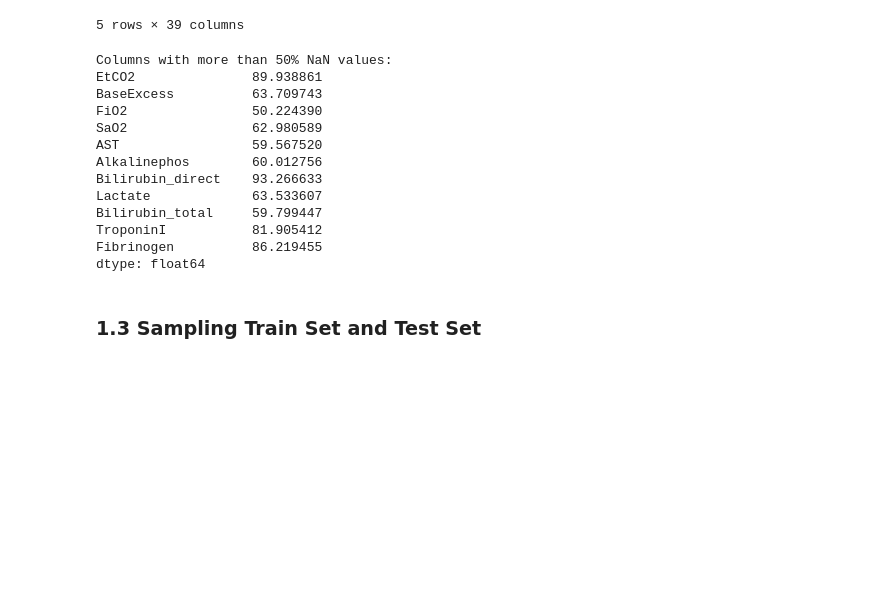
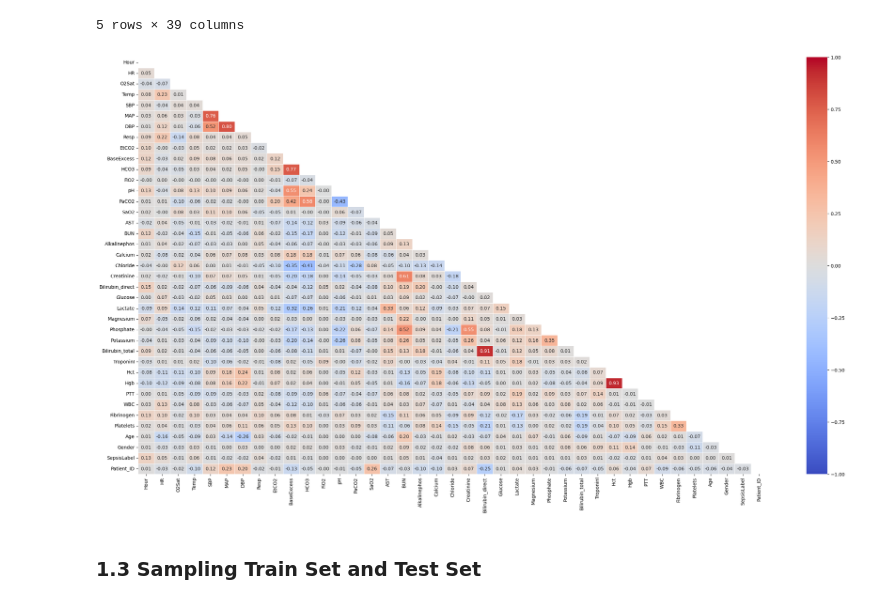
Before and after one commit to luoyantao99/Data-Analytics-and-Visualization-in-Healthcare-Project, a Jupyter notebook: healthcare-final-project.ipynb, the cells around one changed output. Saved outputs shown, nothing was run; the diff lists cells and outputs as text; code cells hidden in the pictures; blank space fills up the shorter version.

```diff
--- a/healthcare-final-project.ipynb
+++ b/healthcare-final-project.ipynb
@@ -63,25 +95,20 @@ sepsis_df.head()
 |  | 132943 | 3 | 90.0 | 95.0 | 36.11 | 122.0 | 91.33 | NaN | 30.0 | NaN | ... |
 |  | 132944 | 4 | 103.0 | 88.5 | 36.11 | 122.0 | 91.33 | NaN | 24.5 | NaN | ... |
 5 rows × 39 columns
-# %%
-nan_percentage = sepsis_df.isnull().mean() * 100
-threshold = 50
-
-# Get columns where the percentage of NaN values is greater than the threshold
-high_nan_columns = nan_percentage[nan_percentage > threshold]
-print("Columns with more than 50% NaN values:")
-print(high_nan_columns)
-# %% [output]
-Columns with more than 50% NaN values:
-EtCO2               89.938861
-BaseExcess          63.709743
-FiO2                50.224390
-SaO2                62.980589
-AST                 59.567520
-Alkalinephos        60.012756
-Bilirubin_direct    93.266633
-Lactate             63.533607
-Bilirubin_total     59.799447
-TroponinI           81.905412
-Fibrinogen          86.219455
-dtype: float64
+# %%
+# correlation matrix to check the correlation between the remaining features
+correlation_matrix = sepsis_df.corr()
+plt.figure(figsize=(30, 16))
+
+# Create a heatmap using seaborn
+sns.heatmap(correlation_matrix,
+            annot=True,       # Add correlation values to the squares
+            mask = np.triu(np.ones_like(correlation_matrix, dtype=bool)),
+            cmap='coolwarm',  # Color scheme
+            vmin=-1, vmax=1,  # Set the scale for the color bar
+            fmt='.2f',        # Formatting numbers
+            linewidths=.5)    # Space between cells
+
+plt.show()
+# %% [output]
+[figure, added]
```
Also changed, not shown: parts of 9 cells of this notebook.
